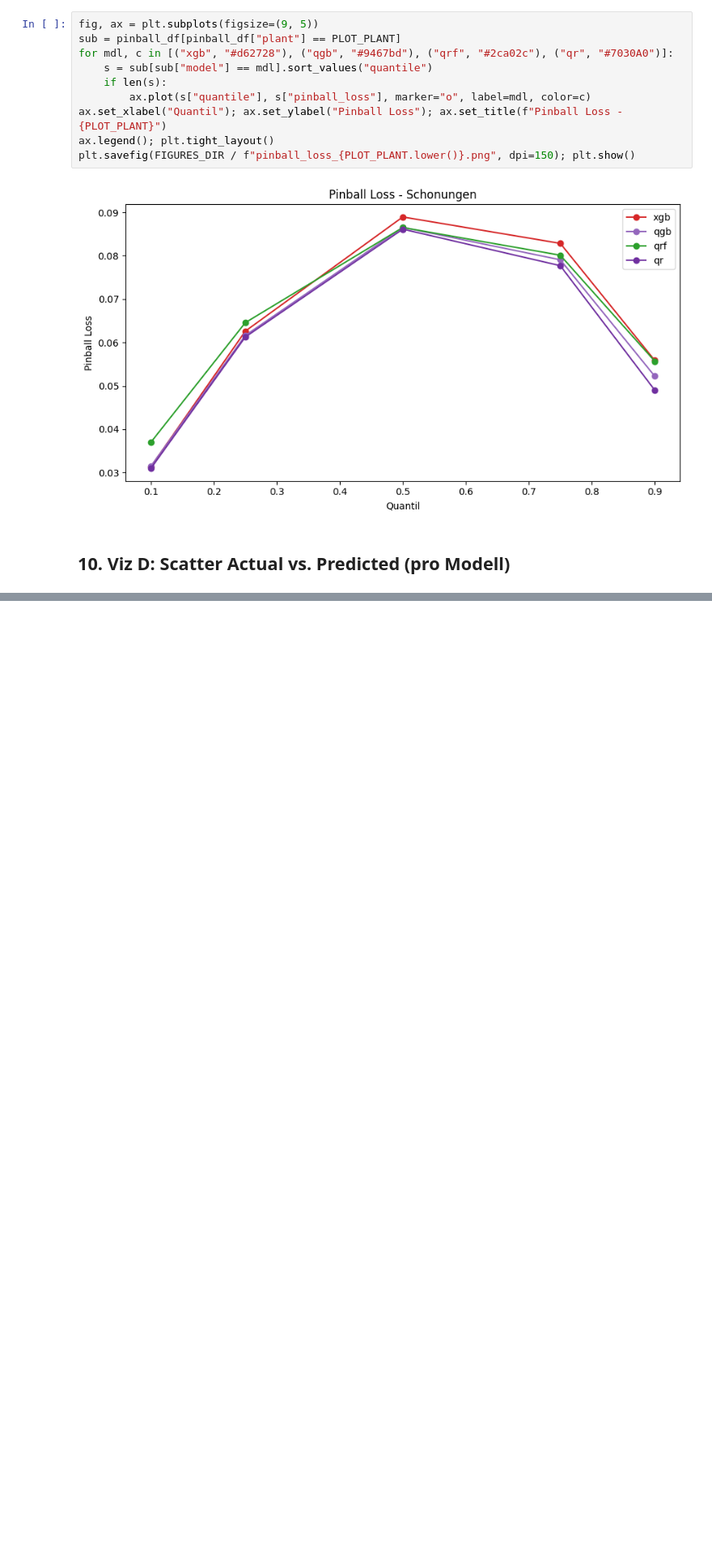
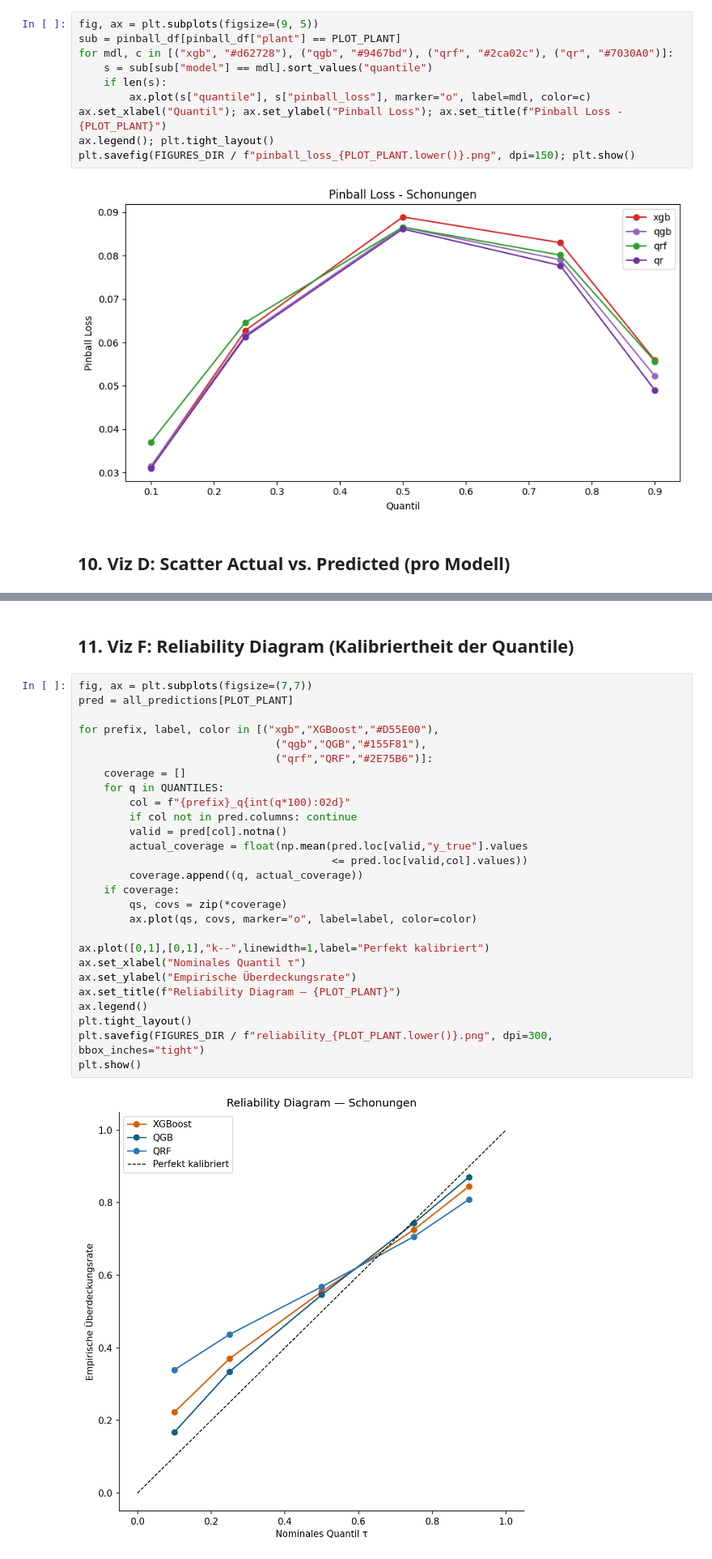
Before and after one commit to noahweis-uni/wind_bidding_project, a Jupyter notebook: notebooks/03_walkforward_shap.ipynb, the cells around one changed output, grey strips where cells are left out. Shown at 81% size. Drawn from its saved outputs; the diff is of its cells as text; blank space fills up the shorter version.

```diff
--- a/notebooks/03_walkforward_shap.ipynb
+++ b/notebooks/03_walkforward_shap.ipynb
@@ -438,0 +476,31 @@ plt.savefig(FIGURES_DIR / f"scatter_actual_pred_{PLOT_PLANT.lower()}.png", dpi=1
+# %% [markdown]
+## 11. Viz F: Reliability Diagram (Kalibriertheit der Quantile)
+# %%
+fig, ax = plt.subplots(figsize=(7,7))
+pred = all_predictions[PLOT_PLANT]
+
+for prefix, label, color in [("xgb","XGBoost","#D55E00"),
+                               ("qgb","QGB","#155F81"),
+                               ("qrf","QRF","#2E75B6")]:
+    coverage = []
+    for q in QUANTILES:
+        col = f"{prefix}_q{int(q*100):02d}"
+        if col not in pred.columns: continue
+        valid = pred[col].notna()
+        actual_coverage = float(np.mean(pred.loc[valid,"y_true"].values
+                                        <= pred.loc[valid,col].values))
+        coverage.append((q, actual_coverage))
+    if coverage:
+        qs, covs = zip(*coverage)
+        ax.plot(qs, covs, marker="o", label=label, color=color)
+
+ax.plot([0,1],[0,1],"k--",linewidth=1,label="Perfekt kalibriert")
+ax.set_xlabel("Nominales Quantil τ")
+ax.set_ylabel("Empirische Überdeckungsrate")
+ax.set_title(f"Reliability Diagram — {PLOT_PLANT}")
+ax.legend()
+plt.tight_layout()
+plt.savefig(FIGURES_DIR / f"reliability_{PLOT_PLANT.lower()}.png", dpi=300, bbox_inches="tight")
+plt.show()
+# %% [output]
+[figure, added]
```
Also changed, not shown: parts of 10 cells of this notebook, 46 other files.
